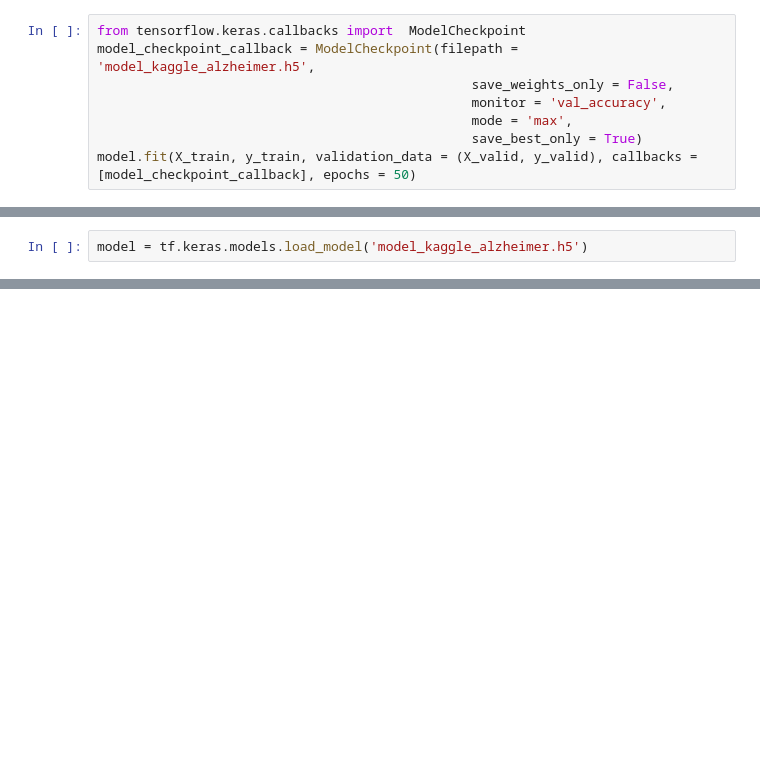
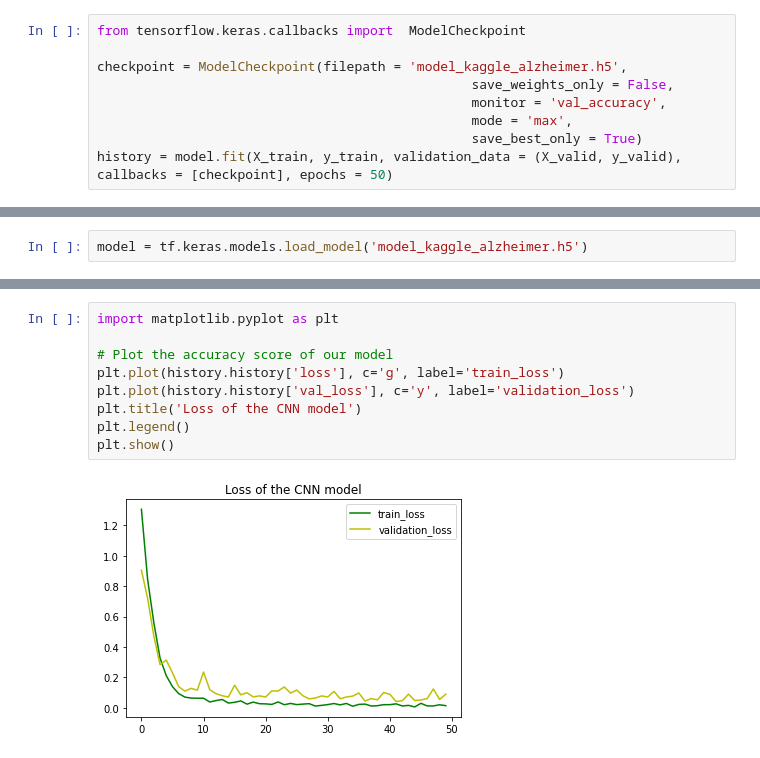
Before and after one commit to IsmailHuseynov/Alzheimer-s_detection, a Jupyter notebook: Alzheimer's_detection_Deep_Learning_Approach.ipynb, the cells around one changed output, grey strips where cells are left out. Saved outputs shown, nothing was run; the diff lists cells and outputs as text; blank space fills up the shorter version.

```diff
--- a/Alzheimer's_detection_Deep_Learning_Approach.ipynb
+++ b/Alzheimer's_detection_Deep_Learning_Approach.ipynb
@@ -229,10 +274,11 @@ model.compile(optimizer='adam', loss='categorical_crossentropy', metrics = ['acc
 # %%
 from tensorflow.keras.callbacks import  ModelCheckpoint
-model_checkpoint_callback = ModelCheckpoint(filepath = 'model_kaggle_alzheimer.h5',
+
+checkpoint = ModelCheckpoint(filepath = 'model_kaggle_alzheimer.h5',
                                                 save_weights_only = False,
                                                 monitor = 'val_accuracy',
                                                 mode = 'max',
                                                 save_best_only = True)
-model.fit(X_train, y_train, validation_data = (X_valid, y_valid), callbacks = [model_checkpoint_callback], epochs = 50)
+history = model.fit(X_train, y_train, validation_data = (X_valid, y_valid), callbacks = [checkpoint], epochs = 50)
 # %% [output]
 Epoch 1/50
@@ -261,0 +317,11 @@ loss, accuracy = model.evaluate(X_valid, y_valid)
+# %%
+import matplotlib.pyplot as plt
+
+# Plot the accuracy score of our model
+plt.plot(history.history['loss'], c='g', label='train_loss')
+plt.plot(history.history['val_loss'], c='y', label='validation_loss')
+plt.title('Loss of the CNN model')
+plt.legend()
+plt.show()
+# %% [output]
+[figure, added]
```
Also changed, not shown: parts of 48 cells of this notebook.
